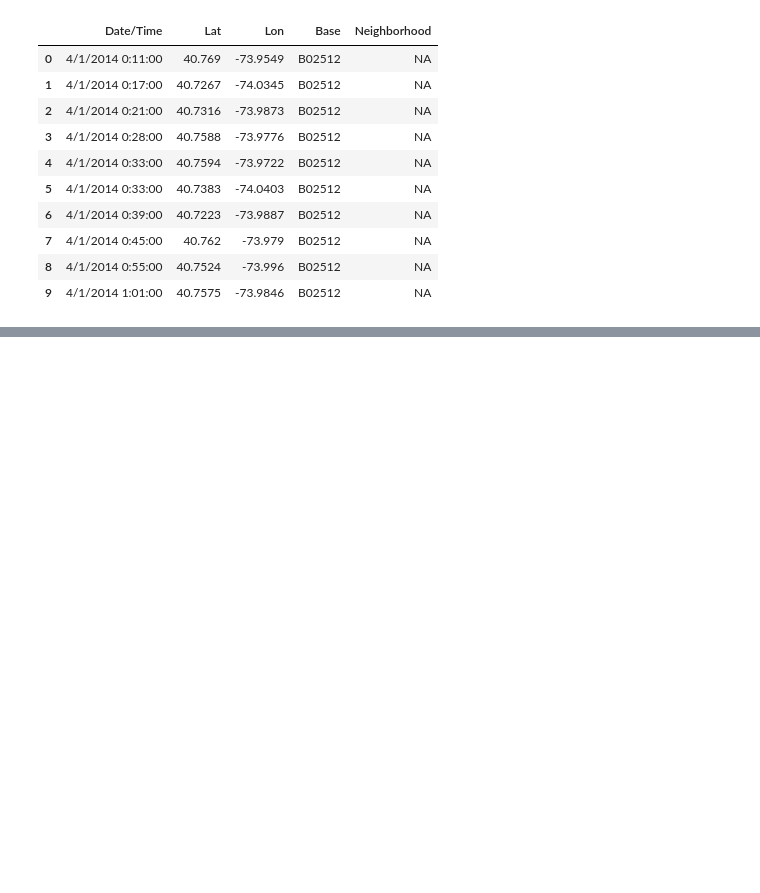
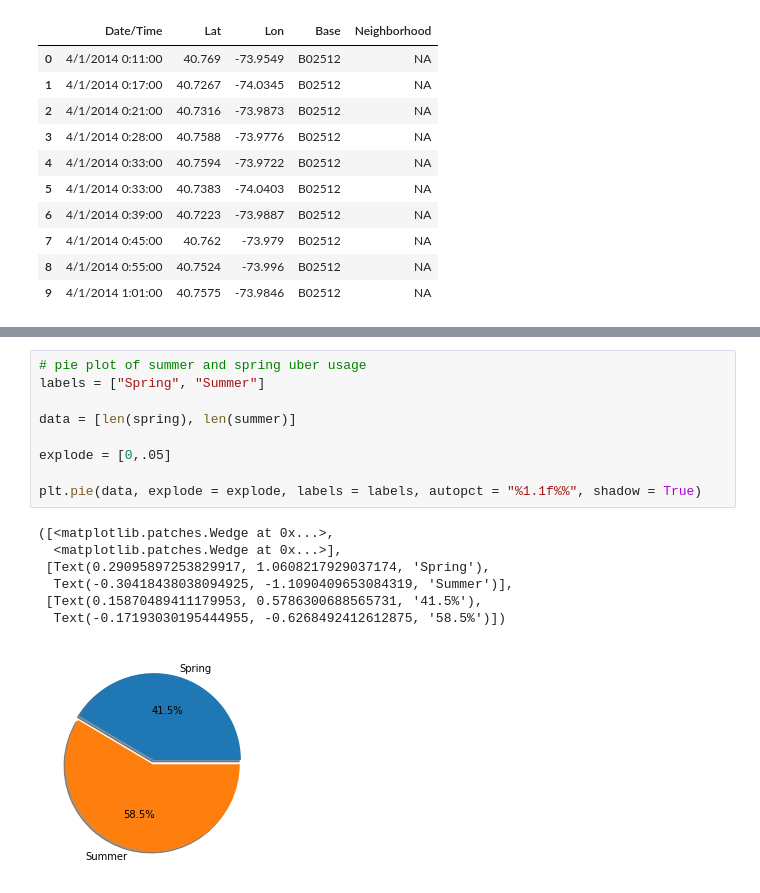
Before and after one commit to iliveonit/Project1-2020, a Jupyter notebook: UberNeighborhoods.ipynb, the cells around one changed output, grey strips where cells are left out. Saved outputs shown, nothing was run; the diff lists cells and outputs as text; blank space fills up the shorter version.

```diff
--- a/UberNeighborhoods.ipynb
+++ b/UberNeighborhoods.ipynb
@@ -105,0 +121,17 @@ spring.head(10)
+# %%
+# pie plot of summer and spring uber usage
+labels = ["Spring", "Summer"]
+
+data = [len(spring), len(summer)]
+
+explode = [0,.05]
+
+plt.pie(data, explode = explode, labels = labels, autopct = "%1.1f%%", shadow = True)
+# %% [output]
+([<matplotlib.patches.Wedge at 0x...>,
+  <matplotlib.patches.Wedge at 0x...>],
+ [Text(0.29095897253829917, 1.0608217929037174, 'Spring'),
+  Text(-0.30418438038094925, -1.1090409653084319, 'Summer')],
+ [Text(0.15870489411179953, 0.5786300688565731, '41.5%'),
+  Text(-0.17193030195444955, -0.6268492412612875, '58.5%')])
+[figure, added]
```
Also changed, not shown: parts of 2 cells of this notebook.
